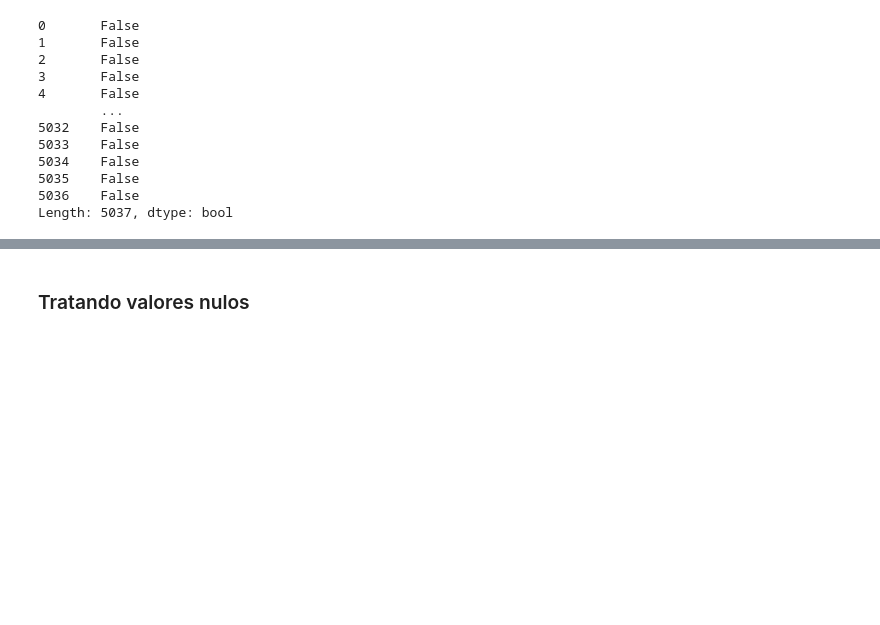
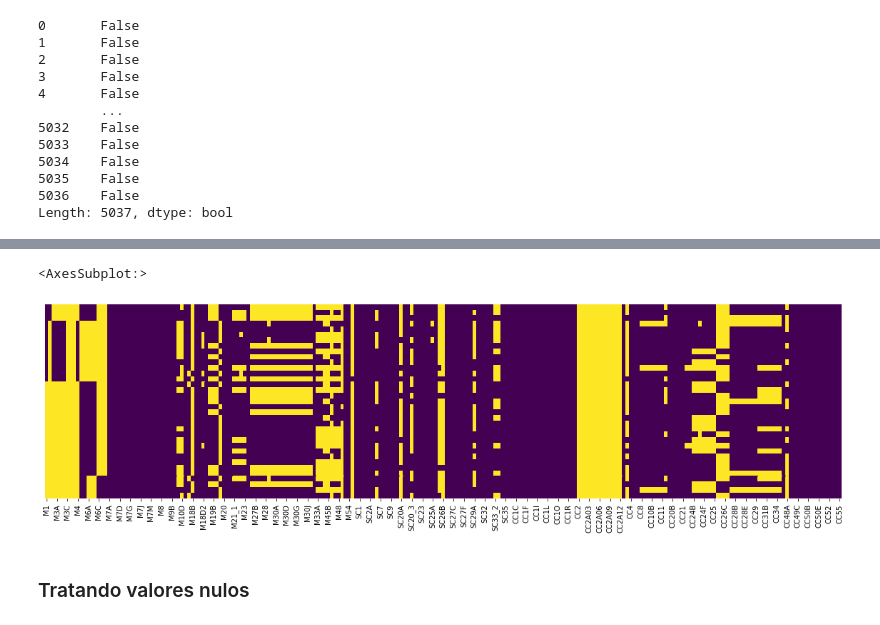
Before and after one commit to helenfranca/lap1, a Jupyter notebook: Lap1_Mania_Grupo2.ipynb, the cells around one changed output, grey strips where cells are left out. Saved outputs shown, nothing was run; the diff lists cells and outputs as text; code cells hidden in the pictures; blank space fills up the shorter version.

```diff
--- a/Lap1_Mania_Grupo2.ipynb
+++ b/Lap1_Mania_Grupo2.ipynb
@@ -168,3 +176,15 @@ Length: 5037, dtype: bool
+# %%
+dataset_mania_1 = dataset[dataset['dsm_man'] == 1]
+# %%
+fig, ax = pyplot.subplots(figsize=(20,5))
+sns.heatmap(dataset_mania_1.isnull(),
+           yticklabels=False,
+           cbar=False,
+           cmap='viridis',
+           ax=ax)
+# %% [output]
+<AxesSubplot:>
+[figure, added]
 # %% [markdown]
 ### Tratando valores nulos
 # %% [markdown]
```
Also changed, not shown: parts of 79 cells of this notebook.
